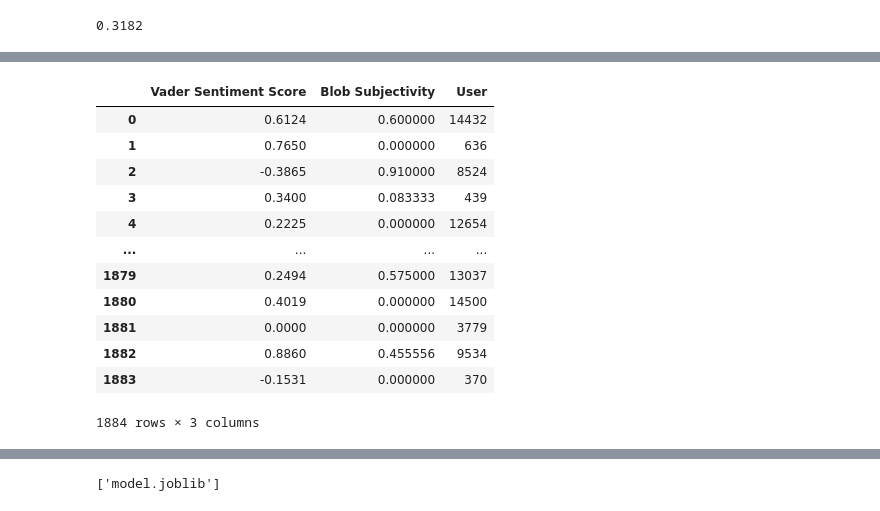
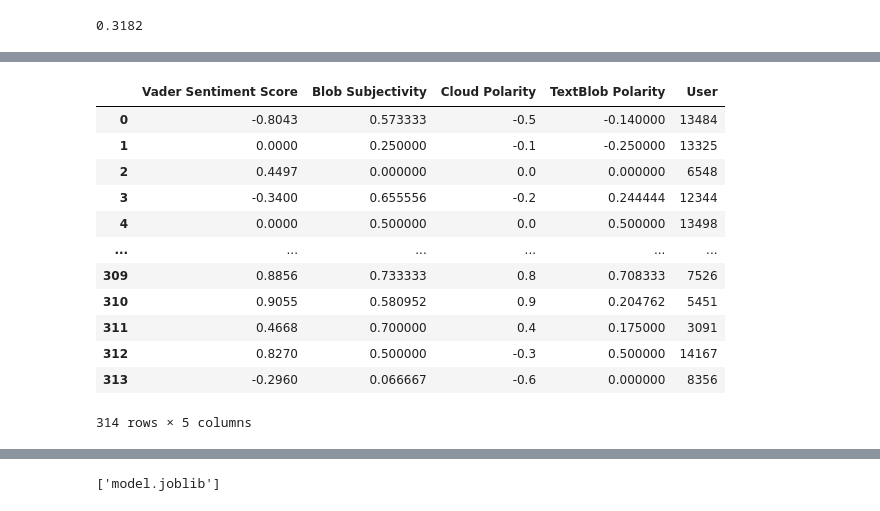
Before and after one commit to kcnair003/treehacks-karmalink, a Jupyter notebook: TopicalDataManipulation.ipynb, the cells around one changed output, grey strips where cells are left out. Cells and saved outputs as stored; diff of their text form; code cells hidden in the pictures.

```diff
--- a/TopicalDataManipulation.ipynb
+++ b/TopicalDataManipulation.ipynb
@@ -197,8 +217,6 @@ analyze_vader_sentiment("Are you a fan of Google or Microsoft?")
 0.3182
 # %%
 manipulated = manipulated.sample(frac=1).reset_index(drop=True)
-split = np.array_split(manipulated, 100)
+split = np.array_split(manipulated, 600)
 
 split1=split[0].copy()
-
-split1
@@ -219,7 +239,23 @@ split1
+# %%
+url = "https://us-central1-treehacks-karmalink.cloudfunctions.net/NLPAnalysis"
+split1
+split2 = split1.copy()
 # %%
+
+
+
 for i, row in split[0].iterrows():
-    split1['Vader Sentiment Score'][i] = analyze_vader_sentiment(split[0]['message'].values[i])
 
-    split1['Blob Subjectivity'][i] = analyze_blob_subjectivity(split[0]['message'].values[i])
-split1
+
+    split2.at[i, 'Vader Sentiment Score'] = analyze_vader_sentiment(split[0]['message'].values[i])
+
+    split2.at[i, 'Blob Subjectivity'] = analyze_blob_subjectivity(split[0]['message'].values[i])
+
+    param = {"message": split[0]['message'].values[i]}
+    r1 = requests.post(url, json=param)
+    http_response1 = json.loads(r1.text)
+    split2.at[i, 'Cloud Polarity'] = http_response1['Cloud_Polarity']
+    split2.at[i, 'TextBlob Polarity']= http_response1['TextBlob_Polarity']
+
+print(split2)
 # %% [output]
@@ -247,7 +279,7 @@ See the caveats in the documentation: https://pandas.pydata.org/pandas-docs/stab
 # %%
-factorization_data = [split1["Vader Sentiment Score"], split1["Blob Subjectivity"]]
+factorization_data = [split2["Vader Sentiment Score"], split2["Blob Subjectivity"], split2['Cloud Polarity'], split2['TextBlob Polarity']]
 
-headers1 = ["Vader Sentiment Score", "Blob Subjectivity"]
+headers1 = ["Vader Sentiment Score", "Blob Subjectivity", 'Cloud Polarity', 'TextBlob Polarity']
 
 feature_target1 = pd.concat(factorization_data, axis=1, keys=headers1)
 feature_target1[0:30]
@@ -283,21 +315,21 @@ nP2, nQ2 = matrix_factorization(R2, P2, Q2, K2)
 nR2 = np.dot(nP2, nQ2.T)
 # %%
 
-feature_target1['User'] = split1['User']
+feature_target1['User'] = split2['User']
 feature_target1
 # %% [output]
-|  | Vader Sentiment Score | Blob Subjectivity | User |
-| 0 | 0.6124 | 0.600000 | 14432 |
-| 1 | 0.7650 | 0.000000 | 636 |
-| 2 | -0.3865 | 0.910000 | 8524 |
-| 3 | 0.3400 | 0.083333 | 439 |
-| 4 | 0.2225 | 0.000000 | 12654 |
-| ... | ... | ... | ... |
-| 1879 | 0.2494 | 0.575000 | 13037 |
-| 1880 | 0.4019 | 0.000000 | 14500 |
-| 1881 | 0.0000 | 0.000000 | 3779 |
-| 1882 | 0.8860 | 0.455556 | 9534 |
-| 1883 | -0.1531 | 0.000000 | 370 |
+|  | Vader Sentiment Score | Blob Subjectivity | Cloud Polarity | TextBlob Polarity | User |
+| 0 | -0.8043 | 0.573333 | -0.5 | -0.140000 | 13484 |
+| 1 | 0.0000 | 0.250000 | -0.1 | -0.250000 | 13325 |
+| 2 | 0.4497 | 0.000000 | 0.0 | 0.000000 | 6548 |
+| 3 | -0.3400 | 0.655556 | -0.2 | 0.244444 | 12344 |
+| 4 | 0.0000 | 0.500000 | 0.0 | 0.500000 | 13498 |
+| ... | ... | ... | ... | ... | ... |
+| 309 | 0.8856 | 0.733333 | 0.8 | 0.708333 | 7526 |
+| 310 | 0.9055 | 0.580952 | 0.9 | 0.204762 | 5451 |
+| 311 | 0.4668 | 0.700000 | 0.4 | 0.175000 | 3091 |
+| 312 | 0.8270 | 0.500000 | -0.3 | 0.500000 | 14167 |
+| 313 | -0.2960 | 0.066667 | -0.6 | 0.000000 | 8356 |
-1884 rows × 3 columns
+314 rows × 5 columns
 # %%
 X = feature_target1.iloc[:, :-1].values
```
Also changed, not shown: parts of 30 cells of this notebook.
